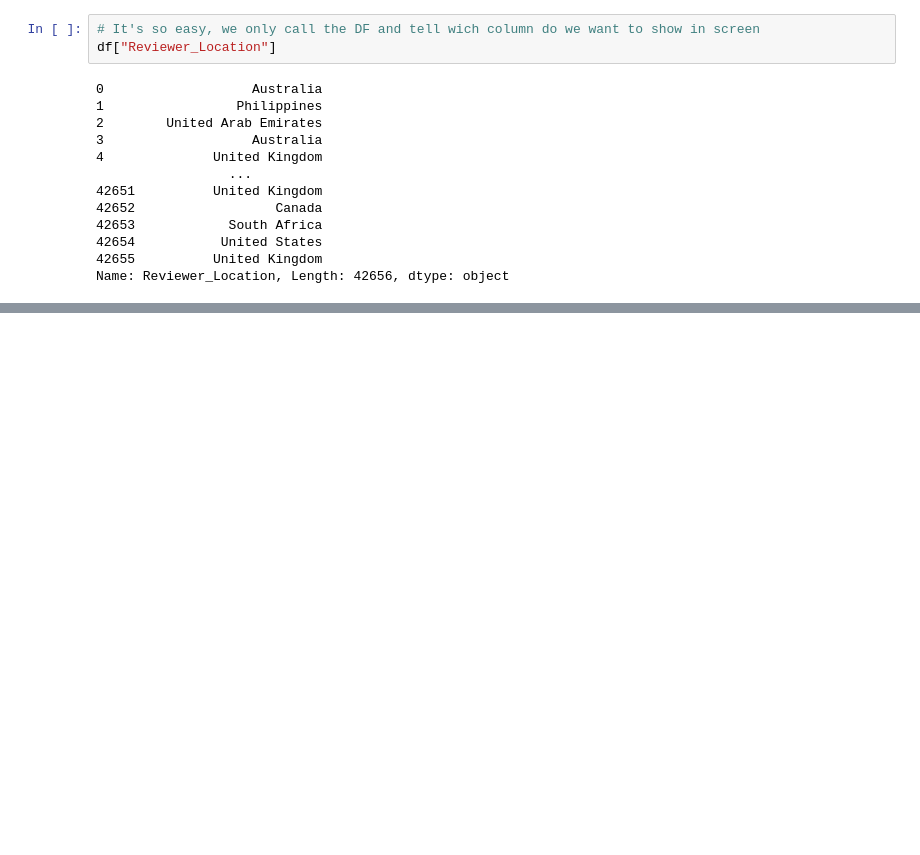
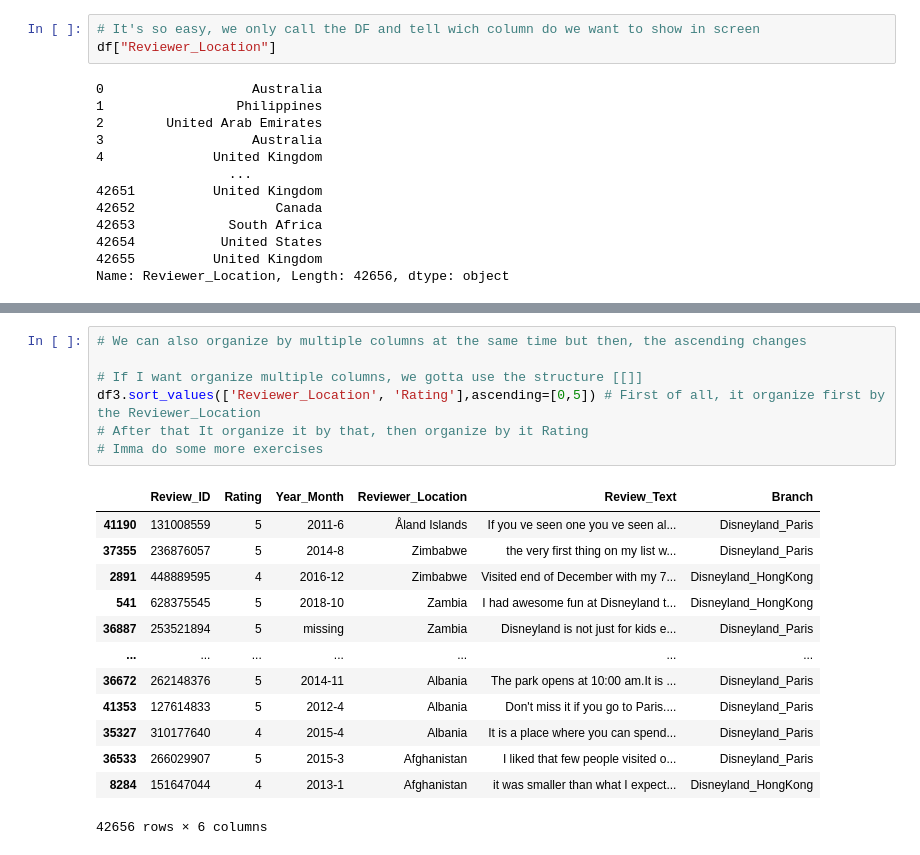
Before and after one commit to 39cam/DataScience, a Jupyter notebook: first_try.ipynb, the cells around one changed output, grey strips where cells are left out. Drawn from its saved outputs; the diff is of its cells as text; blank space fills up the shorter version.

```diff
--- a/first_try.ipynb
+++ b/first_try.ipynb
@@ -275,0 +361,21 @@ df[["Branch","Reviewer_Location"]] # Even we can put the order as we want it to
+# %%
+# We can also organize by multiple columns at the same time but then, the ascending changes
+
+# If I want organize multiple columns, we gotta use the structure [[]]
+df3.sort_values(['Reviewer_Location', 'Rating'],ascending=[0,5]) # First of all, it organize first by the Reviewer_Location
+# After that It organize it by that, then organize by it Rating
+# Imma do some more exercises
+# %% [output]
+|  | Review_ID | Rating | Year_Month | Reviewer_Location | Review_Text | Branch |
+| 41190 | 131008559 | 5 | 2011-6 | Åland Islands | If you ve seen one you ve seen al... | Disneyland_Paris |
+| 37355 | 236876057 | 5 | 2014-8 | Zimbabwe | the very first thing on my list w... | Disneyland_Paris |
+| 2891 | 448889595 | 4 | 2016-12 | Zimbabwe | Visited end of December with my 7... | Disneyland_HongKong |
+| 541 | 628375545 | 5 | 2018-10 | Zambia | I had awesome fun at Disneyland t... | Disneyland_HongKong |
+| 36887 | 253521894 | 5 | missing | Zambia | Disneyland is not just for kids e... | Disneyland_Paris |
+| ... | ... | ... | ... | ... | ... | ... |
+| 36672 | 262148376 | 5 | 2014-11 | Albania | The park opens at 10:00 am.It is ... | Disneyland_Paris |
+| 41353 | 127614833 | 5 | 2012-4 | Albania | Don't miss it if you go to Paris.... | Disneyland_Paris |
+| 35327 | 310177640 | 4 | 2015-4 | Albania | It is a place where you can spend... | Disneyland_Paris |
+| 36533 | 266029907 | 5 | 2015-3 | Afghanistan | I liked that few people visited o... | Disneyland_Paris |
+| 8284 | 151647044 | 4 | 2013-1 | Afghanistan | it was smaller than what I expect... | Disneyland_HongKong |
+42656 rows × 6 columns
```
Also changed, not shown: parts of 20 cells of this notebook.
